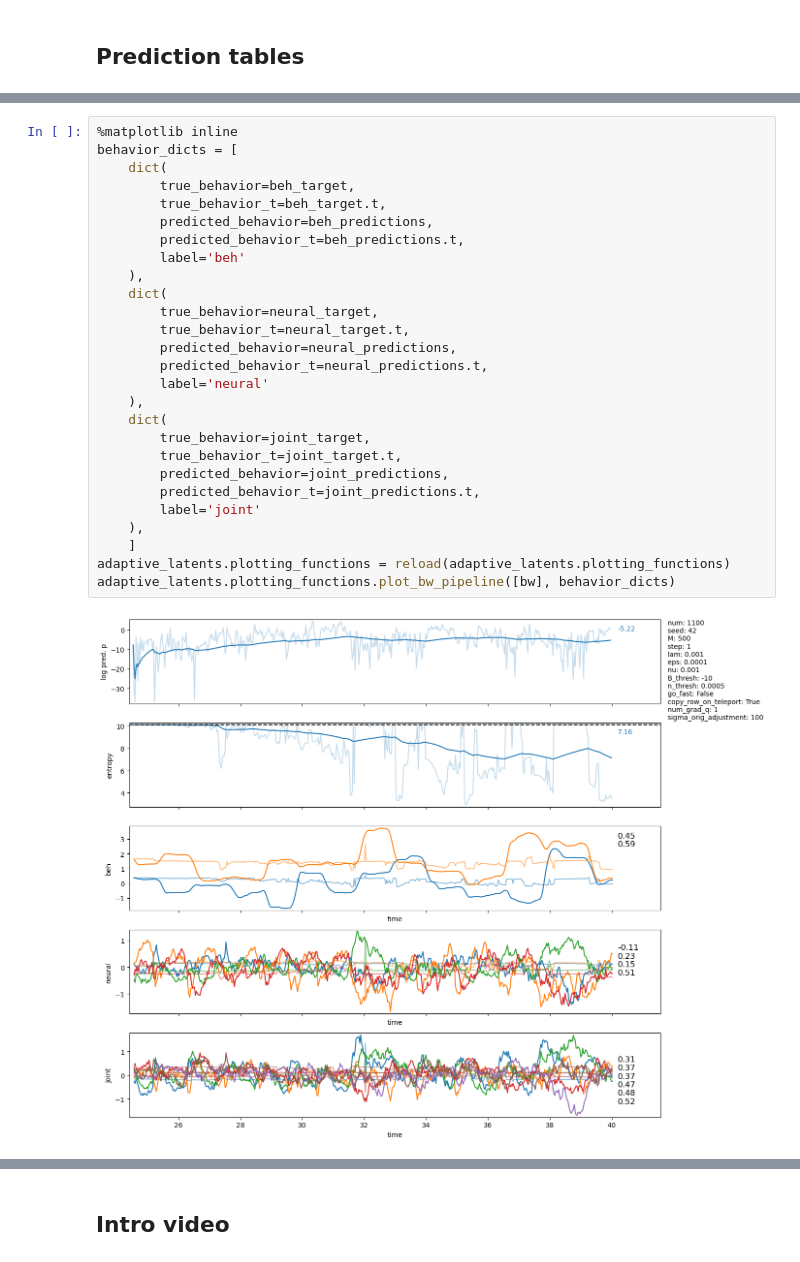
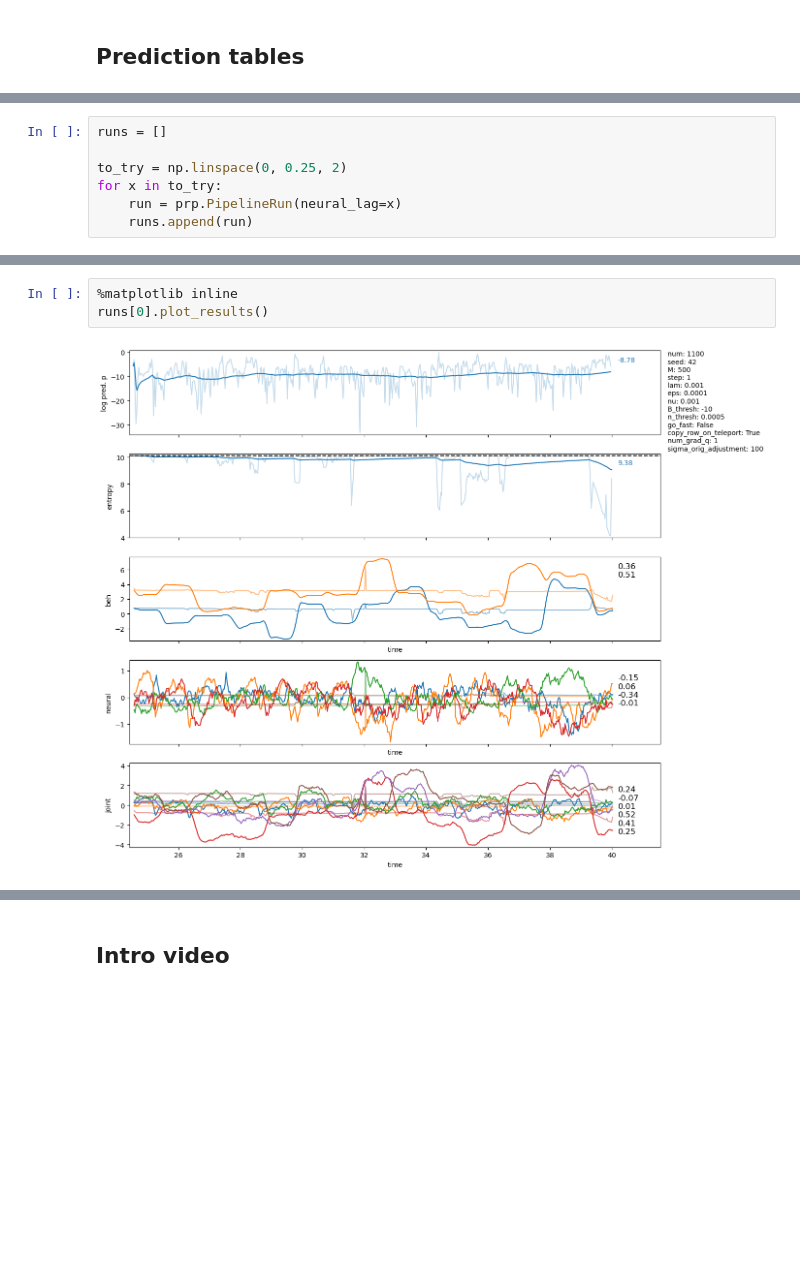
Before and after one commit to draeloslab/AdaptiveLatents, a Jupyter notebook: workspace/sfn_figures.ipynb, the cells around one changed output, grey strips where cells are left out. Saved outputs shown, nothing was run; the diff lists cells and outputs as text; blank space fills up the shorter version.

```diff
--- a/workspace/sfn_figures.ipynb
+++ b/workspace/sfn_figures.ipynb
@@ -215,0 +16,7 @@ joint_target = ArrayWithTime.from_list(joint_target)
+# %%
+runs = []
+
+to_try = np.linspace(0, 0.25, 2)
+for x in to_try:
+    run = prp.PipelineRun(neural_lag=x)
+    runs.append(run)
@@ -216,31 +43,7 @@ joint_target = ArrayWithTime.from_list(joint_target)
 # %%
 %matplotlib inline
-behavior_dicts = [
-    dict(
-        true_behavior=beh_target,
-        true_behavior_t=beh_target.t,
-        predicted_behavior=beh_predictions,
-        predicted_behavior_t=beh_predictions.t,
-        label='beh'
-    ),
-    dict(
-        true_behavior=neural_target,
-        true_behavior_t=neural_target.t,
-        predicted_behavior=neural_predictions,
-        predicted_behavior_t=neural_predictions.t,
-        label='neural'
-    ),
-    dict(
-        true_behavior=joint_target,
-        true_behavior_t=joint_target.t,
-        predicted_behavior=joint_predictions,
-        predicted_behavior_t=joint_predictions.t,
-        label='joint'
-    ),
-    ]
-adaptive_latents.plotting_functions = reload(adaptive_latents.plotting_functions)
-adaptive_latents.plotting_functions.plot_bw_pipeline([bw], behavior_dicts)
+runs[0].plot_results()
 # %% [output]
-[figure, old version]
+[figure, new version]
 # %%
 %matplotlib inline
```
Also changed, not shown: parts of 12 cells of this notebook, 2 other files.
